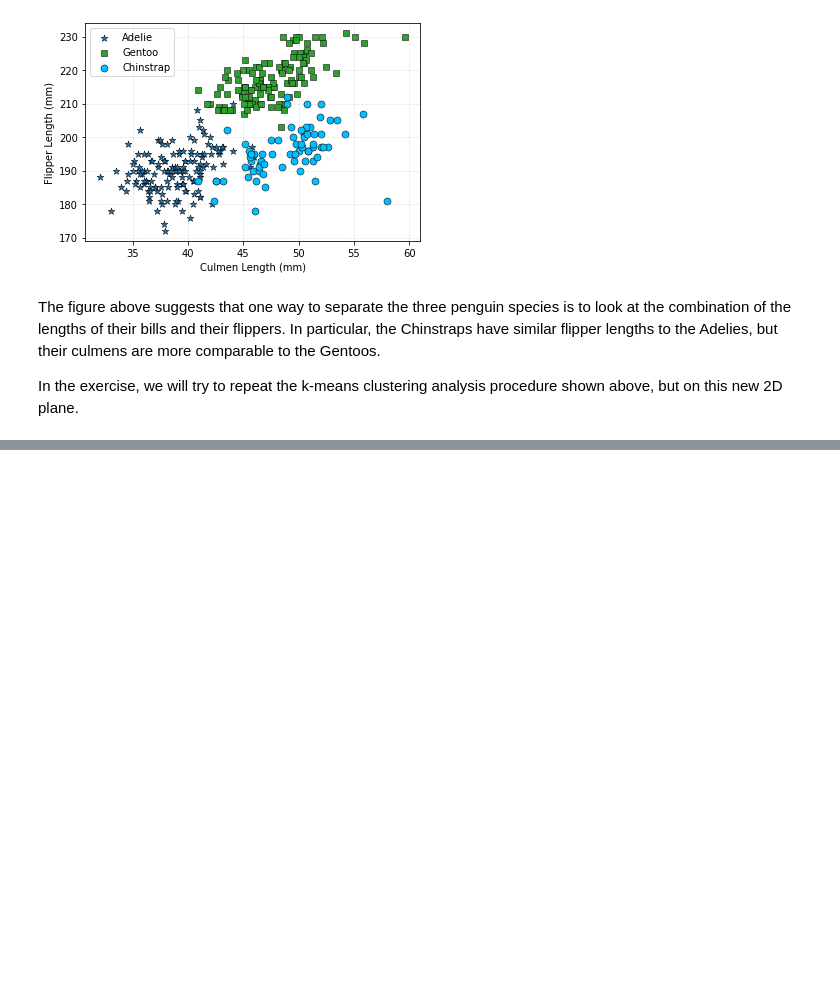
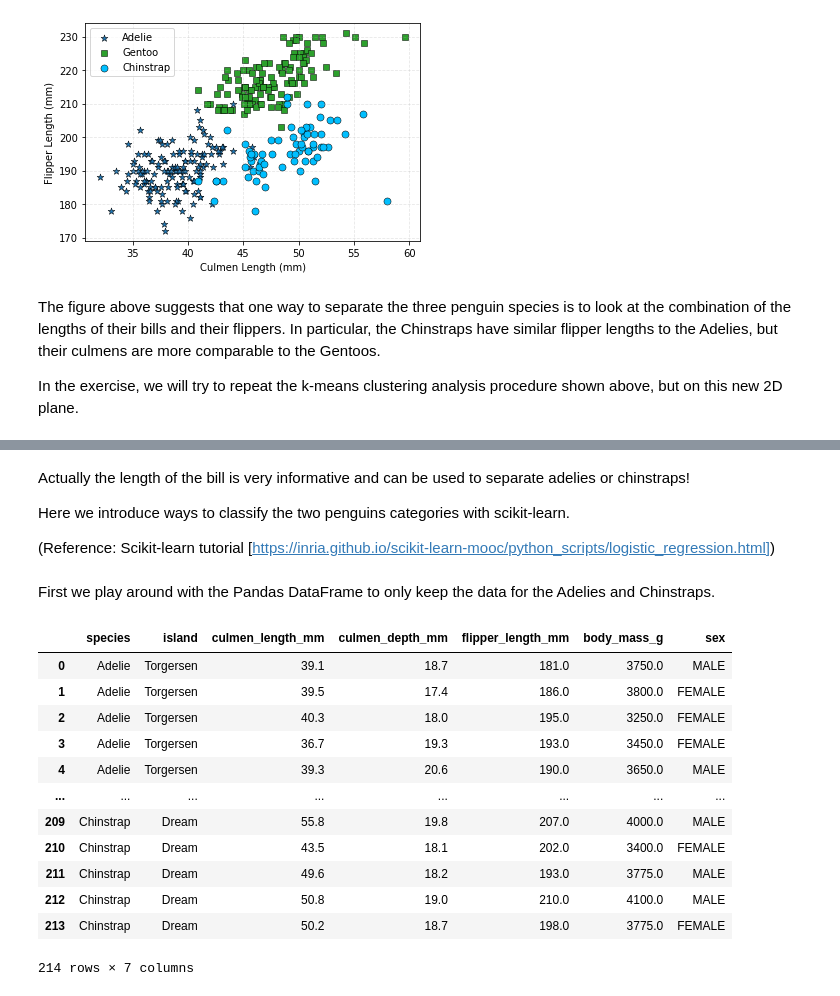
Before and after one commit to tbeucler/2022_Intro_Python, a Jupyter notebook: Tutorials/W4_S1_Tutorial.ipynb, the cells around one changed output, grey strips where cells are left out. Cells and saved outputs as stored; diff of their text form; code cells hidden in the pictures; blank space fills up the shorter version.

```diff
--- a/Tutorials/W4_S1_Tutorial.ipynb
+++ b/Tutorials/W4_S1_Tutorial.ipynb
@@ -409,3 +411,11 @@ The figure above suggests that one way to separate the three penguin species is
 In the exercise, we will try to repeat the k-means clustering analysis procedure shown above, but on this new 2D plane.
 # %% [markdown]
 <img style="padding: 10px; float:left;" alt="20 points and their Voronoi cells by Balu Ertl CC BY-SA 4.0" src="https://allisonhorst.github.io/palmerpenguins/reference/figures/culmen_depth.png" width="400">
+# %% [markdown]
+Actually the length of the bill is very informative and can be used to separate adelies or chinstraps!
+
+Here we introduce ways to classify the two penguins categories with scikit-learn.
+
+(Reference: Scikit-learn tutorial [https://inria.github.io/scikit-learn-mooc/python_scripts/logistic_regression.html])
+# %% [markdown]
+First we play around with the Pandas DataFrame to only keep the data for the Adelies and Chinstraps.
@@ -411,0 +428,16 @@ In the exercise, we will try to repeat the k-means clustering analysis procedure
+# %%
+penguins_small
+# %% [output]
+|  | species | island | culmen_length_mm | culmen_depth_mm | flipper_length_mm | body_mass_g | sex |
+| 0 | Adelie | Torgersen | 39.1 | 18.7 | 181.0 | 3750.0 | MALE |
+| 1 | Adelie | Torgersen | 39.5 | 17.4 | 186.0 | 3800.0 | FEMALE |
+| 2 | Adelie | Torgersen | 40.3 | 18.0 | 195.0 | 3250.0 | FEMALE |
+| 3 | Adelie | Torgersen | 36.7 | 19.3 | 193.0 | 3450.0 | FEMALE |
+| 4 | Adelie | Torgersen | 39.3 | 20.6 | 190.0 | 3650.0 | MALE |
+| ... | ... | ... | ... | ... | ... | ... | ... |
+| 209 | Chinstrap | Dream | 55.8 | 19.8 | 207.0 | 4000.0 | MALE |
+| 210 | Chinstrap | Dream | 43.5 | 18.1 | 202.0 | 3400.0 | FEMALE |
+| 211 | Chinstrap | Dream | 49.6 | 18.2 | 193.0 | 3775.0 | MALE |
+| 212 | Chinstrap | Dream | 50.8 | 19.0 | 210.0 | 4100.0 | MALE |
+| 213 | Chinstrap | Dream | 50.2 | 18.7 | 198.0 | 3775.0 | FEMALE |
+214 rows × 7 columns
```
Also changed, not shown: parts of 24 cells of this notebook.
